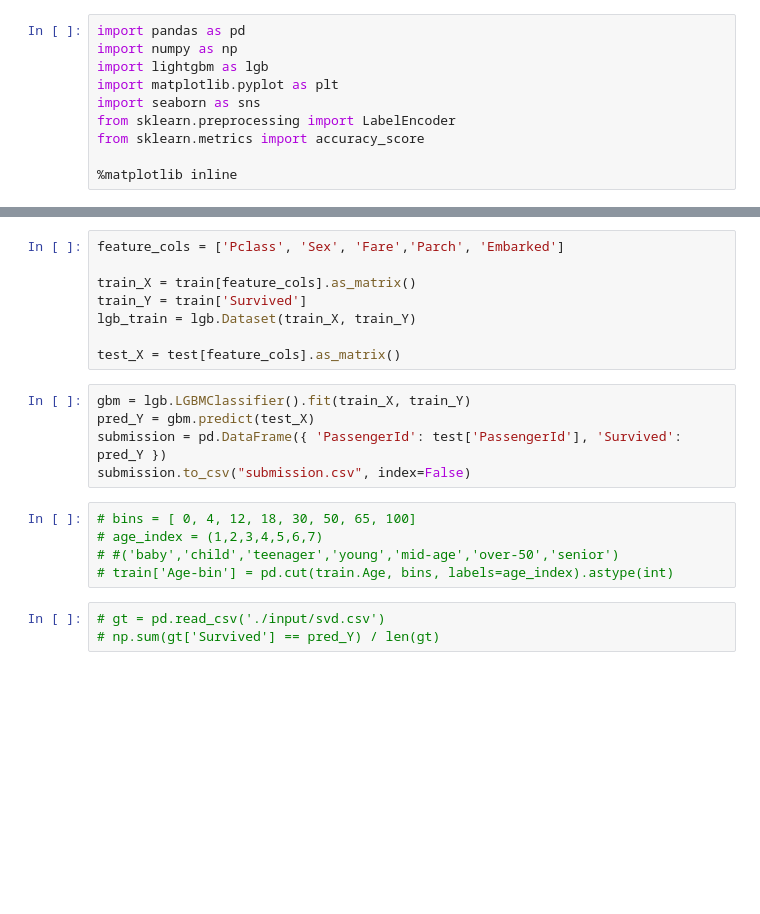
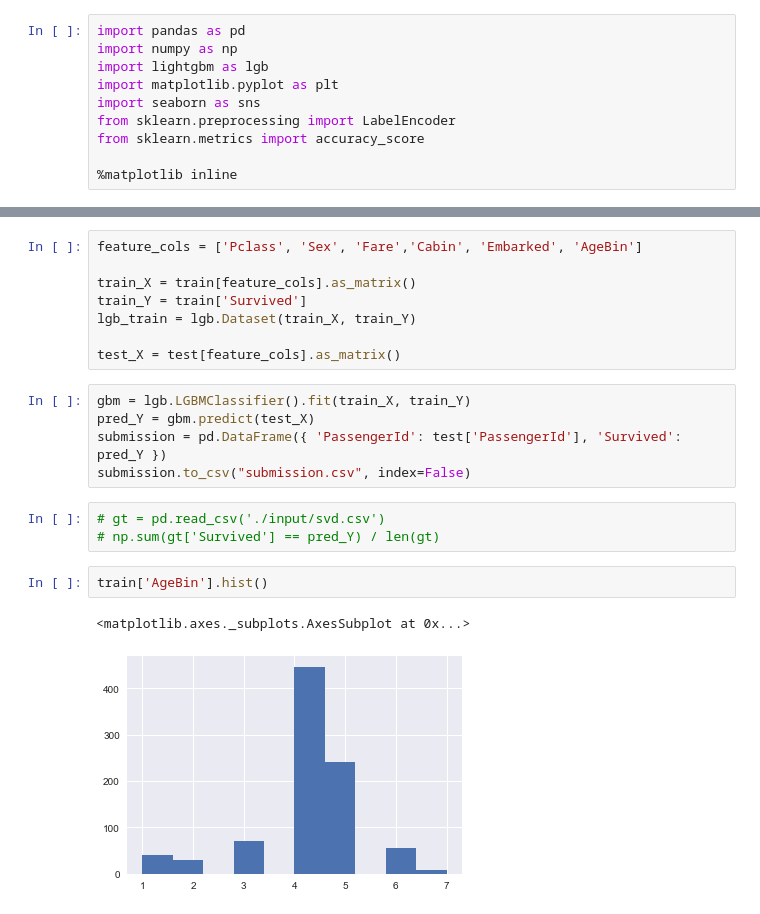
Before and after one commit to yoku001/kaggle-titanic, a Jupyter notebook: titanic.ipynb, the cells around one changed output, grey strips where cells are left out. Saved outputs shown, nothing was run; the diff lists cells and outputs as text; blank space fills up the shorter version.

```diff
--- a/titanic.ipynb
+++ b/titanic.ipynb
@@ -46,5 +56,5 @@ sns.heatmap(train.corr(), cmap=plt.cm.viridis, annot=True)
 # %%
-feature_cols = ['Pclass', 'Sex', 'Fare','Parch', 'Embarked']
+feature_cols = ['Pclass', 'Sex', 'Fare','Cabin', 'Embarked', 'AgeBin']
 
 train_X = train[feature_cols].as_matrix()
 train_Y = train['Survived']
@@ -56,11 +66,11 @@ gbm = lgb.LGBMClassifier().fit(train_X, train_Y)
 pred_Y = gbm.predict(test_X)
 submission = pd.DataFrame({ 'PassengerId': test['PassengerId'], 'Survived': pred_Y })
 submission.to_csv("submission.csv", index=False)
-# %%
-# bins = [ 0, 4, 12, 18, 30, 50, 65, 100]
-# age_index = (1,2,3,4,5,6,7)
-# #('baby','child','teenager','young','mid-age','over-50','senior')
-# train['Age-bin'] = pd.cut(train.Age, bins, labels=age_index).astype(int)
 # %%
 # gt = pd.read_csv('./input/svd.csv')
 # np.sum(gt['Survived'] == pred_Y) / len(gt)
+# %%
+train['AgeBin'].hist()
+# %% [output]
+<matplotlib.axes._subplots.AxesSubplot at 0x...>
+[figure, added]
```
Also changed, not shown: parts of 2 cells of this notebook, 1 other file.
